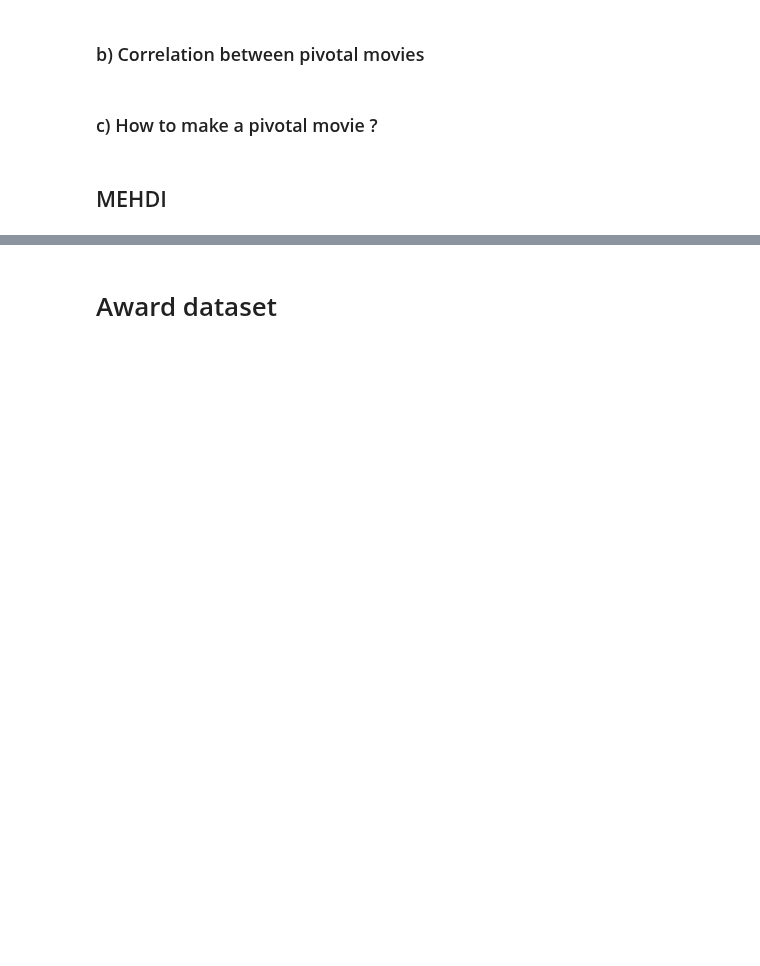
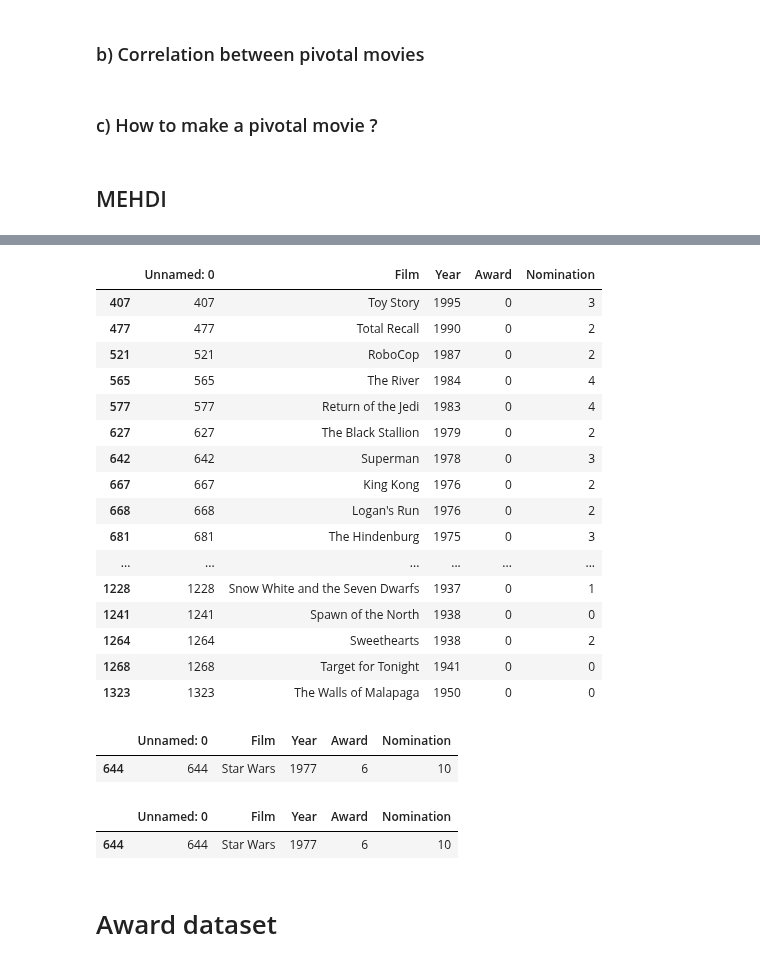
Before and after one commit to epfl-ada/ada-2023-project-thewestbobers, a Jupyter notebook: milestoneP3.ipynb, the cells around one changed output, grey strips where cells are left out. Cells and saved outputs as stored; diff of their text form; code cells hidden in the pictures; blank space fills up the shorter version.

```diff
--- a/milestoneP3.ipynb
+++ b/milestoneP3.ipynb
@@ -193,0 +196,8 @@ None
+# %%
+DATA_PATH = '../data'
+WIKI_AWARD_PATH = '/awardsWiki/oscar.csv'
+# %%
+wiki_awards = pd.read_csv(DATA_PATH+WIKI_AWARD_PATH)
+display(wiki_awards.sample(5))
+display(wiki_awards.shape)
+display(wiki_awards.info())
@@ -194,3 +225,29 @@ None
+# %%
+display(wiki_awards[wiki_awards['Award']==0])
+display(wiki_awards[wiki_awards['Film']=='Star Wars'])
+display(wiki_awards[wiki_awards['Film'].str.contains('Star Wars', case=False, na=False)])
+# %% [output]
+|  | Unnamed: 0 | Film | Year | Award | Nomination |
+| 407 | 407 | Toy Story | 1995 | 0 | 3 |
+| 477 | 477 | Total Recall | 1990 | 0 | 2 |
+| 521 | 521 | RoboCop | 1987 | 0 | 2 |
+| 565 | 565 | The River | 1984 | 0 | 4 |
+| 577 | 577 | Return of the Jedi | 1983 | 0 | 4 |
+| 627 | 627 | The Black Stallion | 1979 | 0 | 2 |
+| 642 | 642 | Superman | 1978 | 0 | 3 |
+| 667 | 667 | King Kong | 1976 | 0 | 2 |
+| 668 | 668 | Logan's Run | 1976 | 0 | 2 |
+| 681 | 681 | The Hindenburg | 1975 | 0 | 3 |
+| ... | ... | ... | ... | ... | ... |
+| 1228 | 1228 | Snow White and the Seven Dwarfs | 1937 | 0 | 1 |
+| 1241 | 1241 | Spawn of the North | 1938 | 0 | 0 |
+| 1264 | 1264 | Sweethearts | 1938 | 0 | 2 |
+| 1268 | 1268 | Target for Tonight | 1941 | 0 | 0 |
+| 1323 | 1323 | The Walls of Malapaga | 1950 | 0 | 0 |
+|  | Unnamed: 0 | Film | Year | Award | Nomination |
+| 644 | 644 | Star Wars | 1977 | 6 | 10 |
+|  | Unnamed: 0 | Film | Year | Award | Nomination |
+| 644 | 644 | Star Wars | 1977 | 6 | 10 |
 # %% [markdown]
 # Award dataset
 # %%
```
Also changed, not shown: parts of 8 cells of this notebook.
